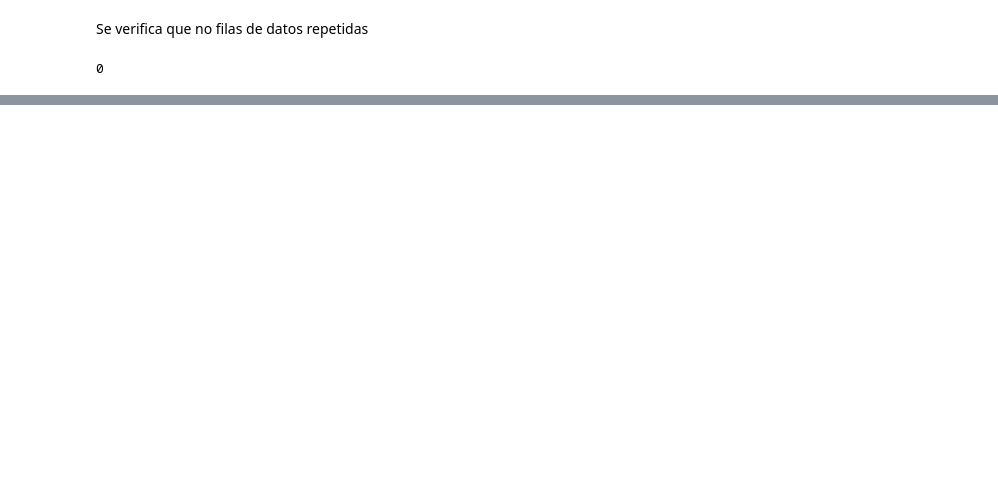
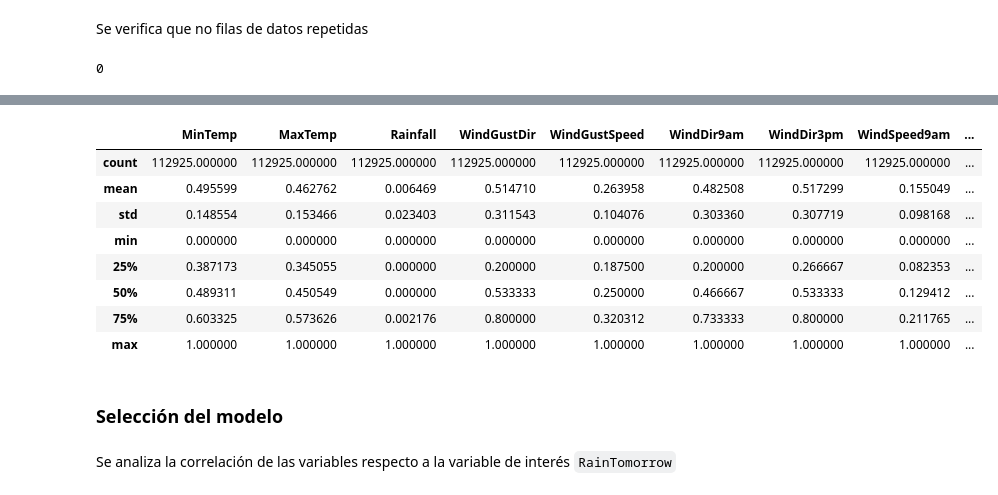
Before and after one commit to andresenrique08/ML_2020, a Jupyter notebook: Reto 2/Reto2_ML_v1.ipynb, the cells around one changed output, grey strips where cells are left out. Saved outputs shown, nothing was run; the diff lists cells and outputs as text; code cells hidden in the pictures; blank space fills up the shorter version.

```diff
--- a/Reto 2/Reto2_ML_v1.ipynb
+++ b/Reto 2/Reto2_ML_v1.ipynb
@@ -140,0 +390,5 @@ ValueError: ignored
+# %%
+# Se usa el minmaxscaler
+scaler = MinMaxScaler()
+data_estandar = pd.DataFrame(scaler.fit_transform(data), columns = data.columns)
+data_estandar.head()
@@ -140,0 +402,16 @@ ValueError: ignored
+# %%
+data_estandar.describe()
+# %% [output]
+|  | MinTemp | MaxTemp | Rainfall | WindGustDir | WindGustSpeed | WindDir9am | WindDir3pm | WindSpeed9am | ... |
+| count | 112925.000000 | 112925.000000 | 112925.000000 | 112925.000000 | 112925.000000 | 112925.000000 | 112925.000000 | 112925.000000 | ... |
+| mean | 0.495599 | 0.462762 | 0.006469 | 0.514710 | 0.263958 | 0.482508 | 0.517299 | 0.155049 | ... |
+| std | 0.148554 | 0.153466 | 0.023403 | 0.311543 | 0.104076 | 0.303360 | 0.307719 | 0.098168 | ... |
+| min | 0.000000 | 0.000000 | 0.000000 | 0.000000 | 0.000000 | 0.000000 | 0.000000 | 0.000000 | ... |
+| 25% | 0.387173 | 0.345055 | 0.000000 | 0.200000 | 0.187500 | 0.200000 | 0.266667 | 0.082353 | ... |
+| 50% | 0.489311 | 0.450549 | 0.000000 | 0.533333 | 0.250000 | 0.466667 | 0.533333 | 0.129412 | ... |
+| 75% | 0.603325 | 0.573626 | 0.002176 | 0.800000 | 0.320312 | 0.733333 | 0.800000 | 0.211765 | ... |
+| max | 1.000000 | 1.000000 | 1.000000 | 1.000000 | 1.000000 | 1.000000 | 1.000000 | 1.000000 | ... |
+# %% [markdown]
+### Selección del modelo
+# %% [markdown]
+Se analiza la correlación de las variables respecto a la variable de interés `RainTomorrow`
```
Also changed, not shown: parts of 89 cells of this notebook.
